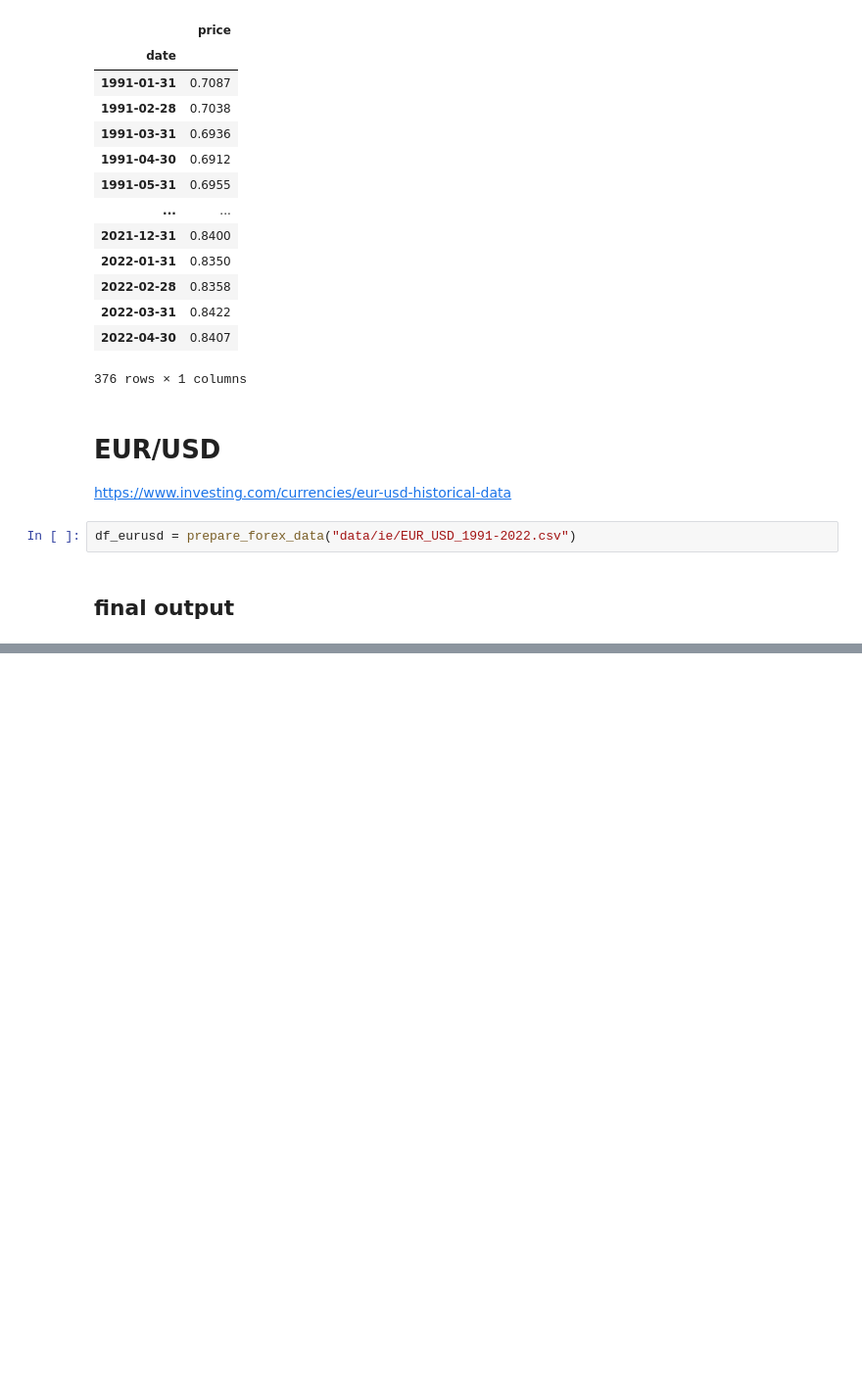
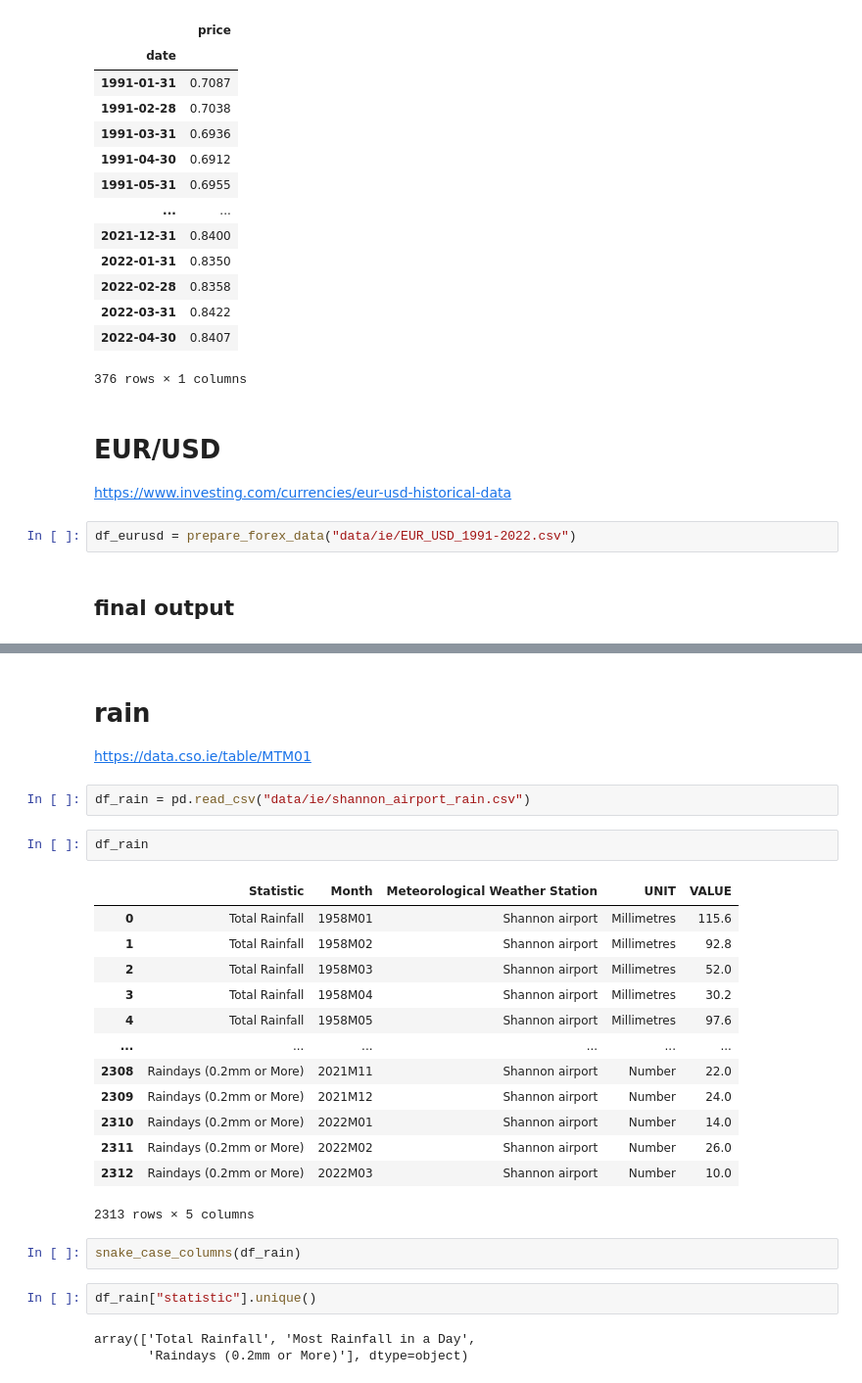
Before and after one commit to trentsteel777/CA2, a Jupyter notebook: DataPrep.ipynb, the cells around one changed output, grey strips where cells are left out. Shown at 98% size. Cells and saved outputs as stored; diff of their text form; blank space fills up the shorter version.

```diff
--- a/DataPrep.ipynb
+++ b/DataPrep.ipynb
@@ -1367,0 +1554,29 @@ df_eurusd
+# %% [markdown]
+# rain
+
+https://data.cso.ie/table/MTM01
+# %%
+df_rain = pd.read_csv("data/ie/shannon_airport_rain.csv")
+# %%
+df_rain
+# %% [output]
+|  | Statistic | Month | Meteorological Weather Station | UNIT | VALUE |
+| 0 | Total Rainfall | 1958M01 | Shannon airport | Millimetres | 115.6 |
+| 1 | Total Rainfall | 1958M02 | Shannon airport | Millimetres | 92.8 |
+| 2 | Total Rainfall | 1958M03 | Shannon airport | Millimetres | 52.0 |
+| 3 | Total Rainfall | 1958M04 | Shannon airport | Millimetres | 30.2 |
+| 4 | Total Rainfall | 1958M05 | Shannon airport | Millimetres | 97.6 |
+| ... | ... | ... | ... | ... | ... |
+| 2308 | Raindays (0.2mm or More) | 2021M11 | Shannon airport | Number | 22.0 |
+| 2309 | Raindays (0.2mm or More) | 2021M12 | Shannon airport | Number | 24.0 |
+| 2310 | Raindays (0.2mm or More) | 2022M01 | Shannon airport | Number | 14.0 |
+| 2311 | Raindays (0.2mm or More) | 2022M02 | Shannon airport | Number | 26.0 |
+| 2312 | Raindays (0.2mm or More) | 2022M03 | Shannon airport | Number | 10.0 |
+2313 rows × 5 columns
+# %%
+snake_case_columns(df_rain)
+# %%
+df_rain["statistic"].unique()
+# %% [output]
+array(['Total Rainfall', 'Most Rainfall in a Day',
+       'Raindays (0.2mm or More)'], dtype=object)
```
Also changed, not shown: parts of 52 cells of this notebook, 9 other files.
